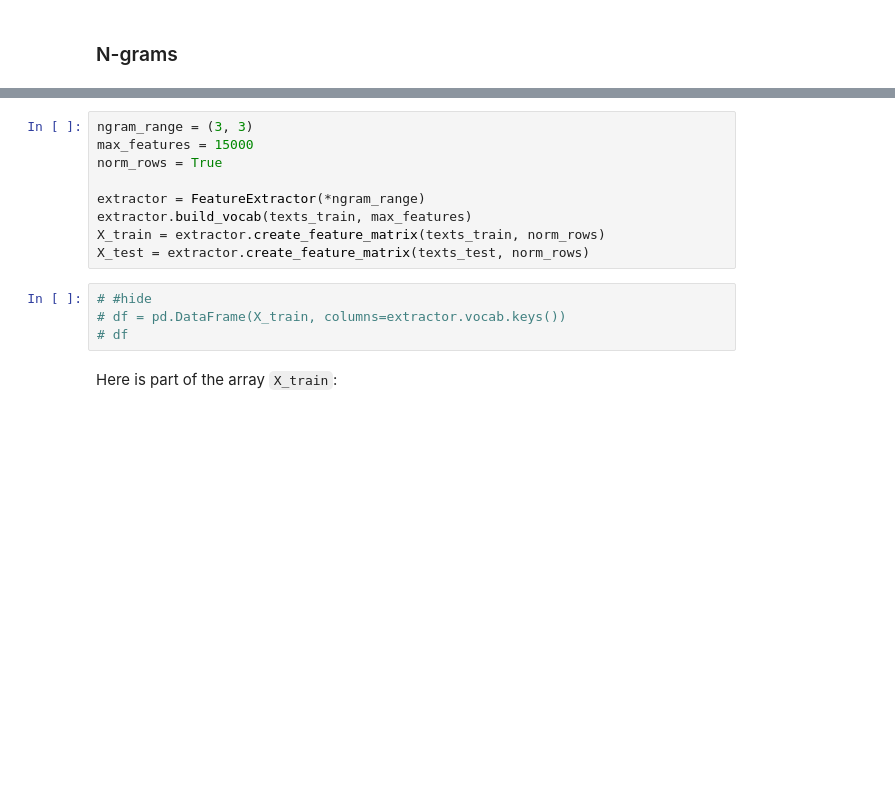
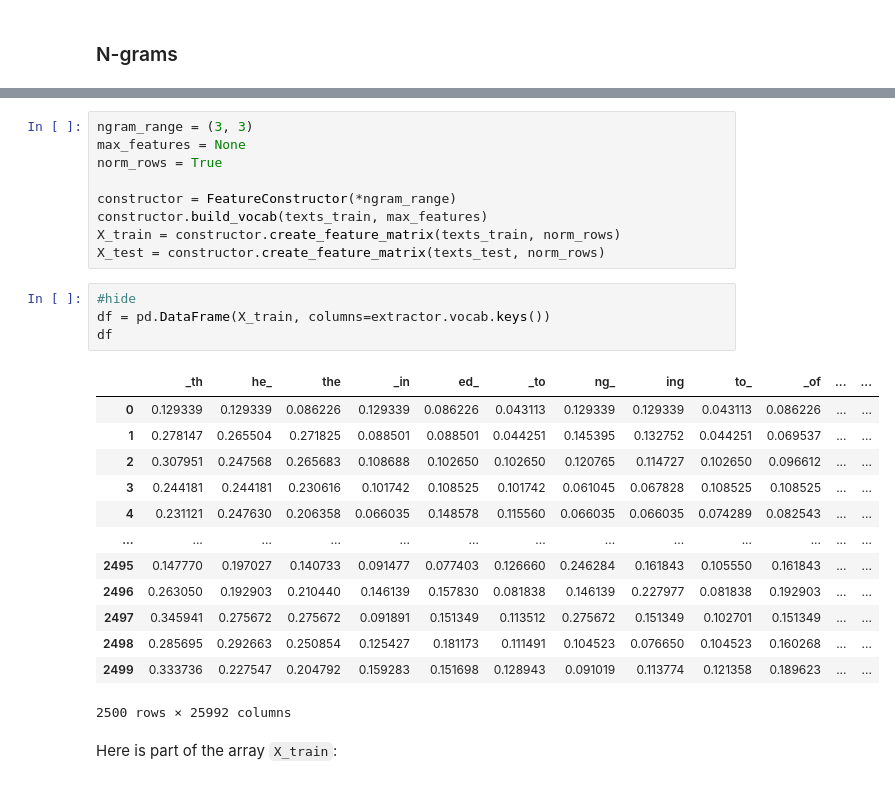
Before and after one commit to austin-hoover/blog_old, a Jupyter notebook: _notebooks/2021-04-01-authorship_identification.ipynb, the cells around one changed output, grey strips where cells are left out. Drawn from its saved outputs; the diff is of its cells as text; blank space fills up the shorter version.

```diff
--- a/_notebooks/2021-04-01-authorship_identification.ipynb
+++ b/_notebooks/2021-04-01-authorship_identification.ipynb
@@ -265,16 +271,30 @@ class FeatureExtractor:
 # %%
 ngram_range = (3, 3)
-max_features = 15000
+max_features = None
 norm_rows = True
 
-extractor = FeatureExtractor(*ngram_range)
-extractor.build_vocab(texts_train, max_features)
-X_train = extractor.create_feature_matrix(texts_train, norm_rows)
-X_test = extractor.create_feature_matrix(texts_test, norm_rows)
+constructor = FeatureConstructor(*ngram_range)
+constructor.build_vocab(texts_train, max_features)
+X_train = constructor.create_feature_matrix(texts_train, norm_rows)
+X_test = constructor.create_feature_matrix(texts_test, norm_rows)
 # %%
-# #hide
-# df = pd.DataFrame(X_train, columns=extractor.vocab.keys())
-# df
+#hide
+df = pd.DataFrame(X_train, columns=extractor.vocab.keys())
+df
+# %% [output]
+|  | _th | he_ | the | _in | ed_ | _to | ng_ | ing | to_ | _of | ... | ... |
+| 0 | 0.129339 | 0.129339 | 0.086226 | 0.129339 | 0.086226 | 0.043113 | 0.129339 | 0.129339 | 0.043113 | 0.086226 | ... | ... |
+| 1 | 0.278147 | 0.265504 | 0.271825 | 0.088501 | 0.088501 | 0.044251 | 0.145395 | 0.132752 | 0.044251 | 0.069537 | ... | ... |
+| 2 | 0.307951 | 0.247568 | 0.265683 | 0.108688 | 0.102650 | 0.102650 | 0.120765 | 0.114727 | 0.102650 | 0.096612 | ... | ... |
+| 3 | 0.244181 | 0.244181 | 0.230616 | 0.101742 | 0.108525 | 0.101742 | 0.061045 | 0.067828 | 0.108525 | 0.108525 | ... | ... |
+| 4 | 0.231121 | 0.247630 | 0.206358 | 0.066035 | 0.148578 | 0.115560 | 0.066035 | 0.066035 | 0.074289 | 0.082543 | ... | ... |
+| ... | ... | ... | ... | ... | ... | ... | ... | ... | ... | ... | ... | ... |
+| 2495 | 0.147770 | 0.197027 | 0.140733 | 0.091477 | 0.077403 | 0.126660 | 0.246284 | 0.161843 | 0.105550 | 0.161843 | ... | ... |
+| 2496 | 0.263050 | 0.192903 | 0.210440 | 0.146139 | 0.157830 | 0.081838 | 0.146139 | 0.227977 | 0.081838 | 0.192903 | ... | ... |
+| 2497 | 0.345941 | 0.275672 | 0.275672 | 0.091891 | 0.151349 | 0.113512 | 0.275672 | 0.151349 | 0.102701 | 0.151349 | ... | ... |
+| 2498 | 0.285695 | 0.292663 | 0.250854 | 0.125427 | 0.181173 | 0.111491 | 0.104523 | 0.076650 | 0.104523 | 0.160268 | ... | ... |
+| 2499 | 0.333736 | 0.227547 | 0.204792 | 0.159283 | 0.151698 | 0.128943 | 0.091019 | 0.113774 | 0.121358 | 0.189623 | ... | ... |
+2500 rows × 25992 columns
 # %% [markdown]
 Here is part of the array `X_train`:
 <!-- ![](images_next/df2.png) -->
```
Also changed, not shown: parts of 20 cells of this notebook.
